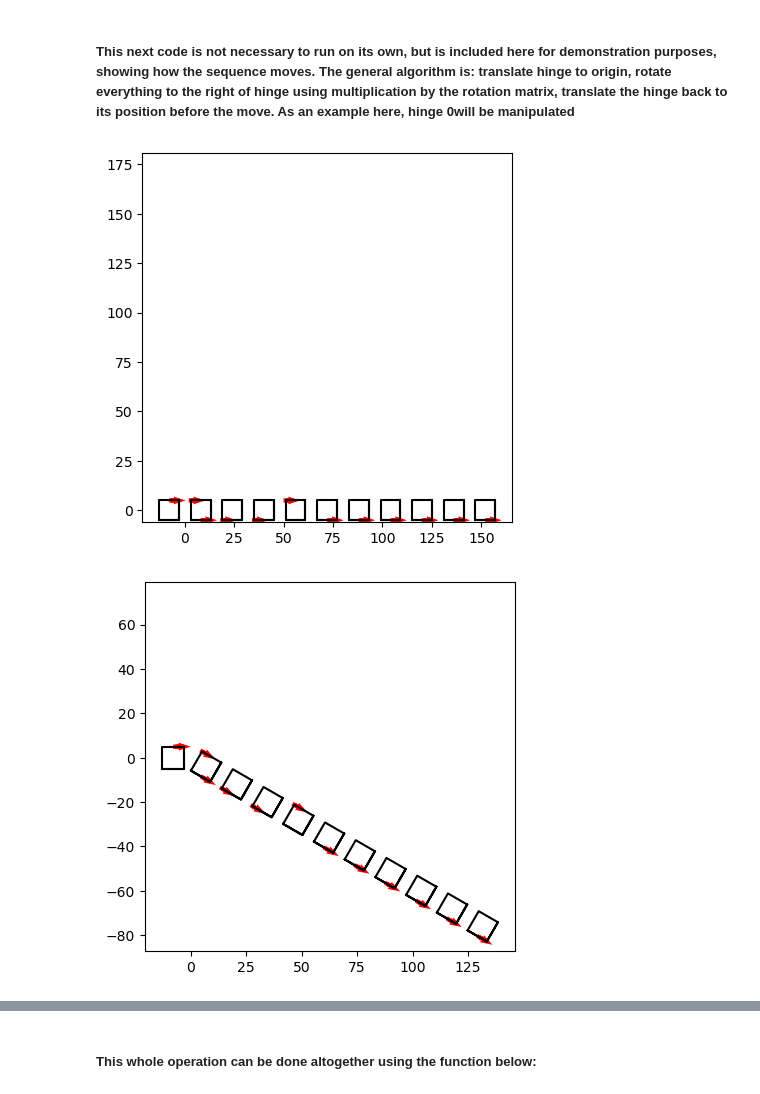
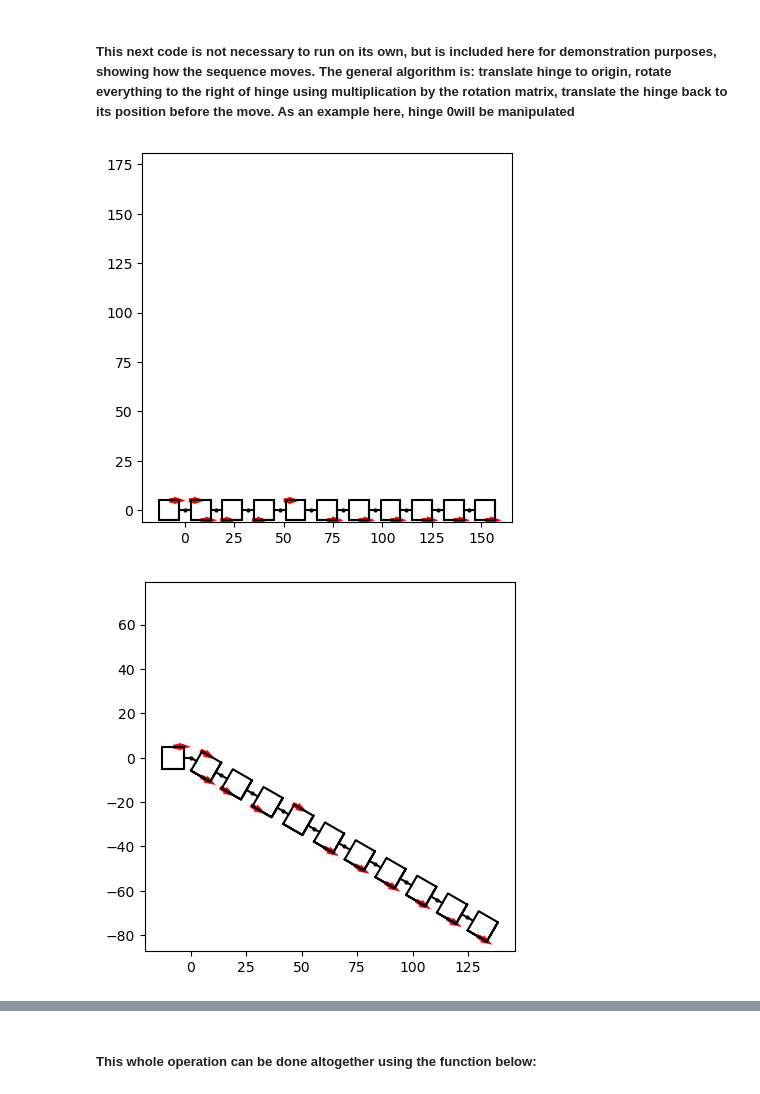
Before and after one commit to dymc9548/Magnetic-actuator-simulation, a Jupyter notebook: initial_Visualization.ipynb, the cells around one changed output, grey strips where cells are left out. Cells and saved outputs as stored; diff of their text form; code cells hidden in the pictures.

```diff
--- a/initial_Visualization.ipynb
+++ b/initial_Visualization.ipynb
@@ -46,14 +46,14 @@ False
 # %%
 hingechoice = 0
 patch_arr_new, shape_arr_new,hinge_loc_new  = vis.translate_to_origin(patch_arr, shape_arr, hinge_loc, hingechoice)
-vis.shapeplots(shape_arr_new, linelist, mag_vecs = patch_arr_new)
+vis.shapeplots(shape_arr_new, linelist, hinge_loc_new, mag_vecs = patch_arr_new)
 # %% [output]
-[figure, old version]
+[figure, new version]
 # %%
 angle = -30
-patch_arr_new, shape_arr_new, hinge_vec_new, hinge_loc_new = vis.rotate(patch_arr_new, shape_arr_new, linelist, hinge_vec, hinge_loc, hingechoice, angle, patch_num)
-vis.shapeplots(shape_arr_new, linelist, mag_vecs = patch_arr_new)
+patch_arr_new, shape_arr_new, hinge_vec_new, hinge_loc_new = vis.rotate(patch_arr_new, shape_arr_new, linelist, hinge_vec, hinge_loc_new, hingechoice, angle, patch_num)
+vis.shapeplots(shape_arr_new, linelist, hinge_loc_new, mag_vecs = patch_arr_new)
 # %% [output]
-[figure, old version]
+[figure, new version]
 # %%
 patch_arr_new,shape_arr_new,hinge_loc_new = vis.translate_back(patch_arr_new,shape_arr_new,hinge_loc_new)
```
Also changed, not shown: parts of 7 cells of this notebook, 1 other file.
